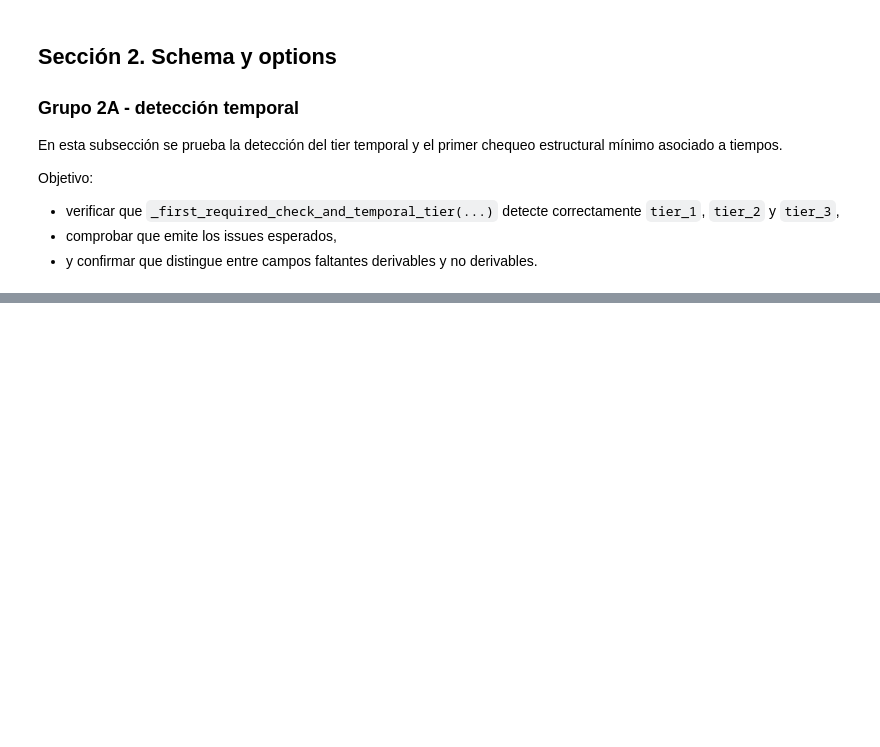
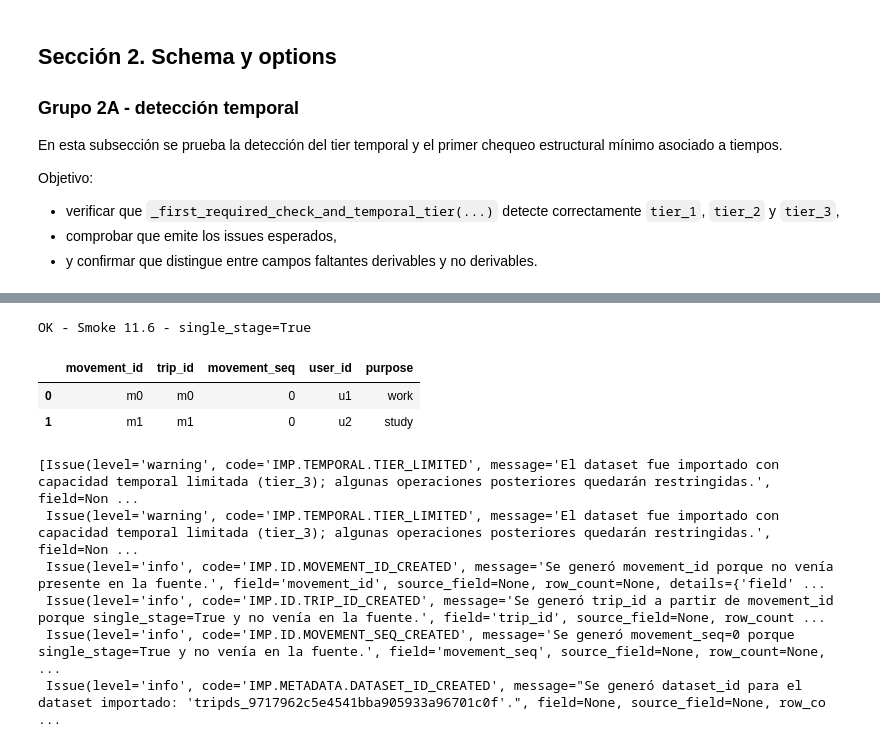
Before and after one commit to sebastianolmos/pylondrina, a Jupyter notebook: notebooks/testing/import_trips/helper_level_tests.ipynb, the cells around one changed output, grey strips where cells are left out. Saved outputs shown, nothing was run; the diff lists cells and outputs as text; code cells hidden in the pictures; blank space fills up the shorter version.

```diff
--- a/notebooks/testing/import_trips/helper_level_tests.ipynb
+++ b/notebooks/testing/import_trips/helper_level_tests.ipynb
@@ -620,0 +3971,59 @@ NameError: name 'tier_missing' is not defined
+# %%
+# Smoke test 11.6 - single_stage=True
+
+schema_smoke_single = TripSchema(
+    version="0.1.0",
+    fields={
+        "user_id": FieldSpec(name="user_id", dtype="string", required=True),
+        "movement_id": FieldSpec(name="movement_id", dtype="string", required=True),
+        "trip_id": FieldSpec(name="trip_id", dtype="string", required=True),
+        "movement_seq": FieldSpec(name="movement_seq", dtype="int", required=True),
+        "purpose": FieldSpec(name="purpose", dtype="string", required=False),
+    },
+    required=["user_id", "movement_id", "trip_id", "movement_seq"],
+    semantic_rules=None,
+)
+
+df_smoke_single = pd.DataFrame({
+    "user_id": ["u1", "u2"],
+    "purpose": ["work", "study"],
+})
+
+tripds_single, report_single = import_trips_from_dataframe(
+    df_smoke_single,
+    schema_smoke_single,
+    source_name="smoke_single",
+    options=ImportOptions(strict=False, single_stage=True),
+)
+
+assert report_single.ok is True
+
+assert_columns_equal(
+    tripds_single.data,
+    ["user_id", "movement_id", "trip_id", "movement_seq", "purpose"],
+    "smoke single_stage columns",
+)
+
+assert tripds_single.data["movement_id"].tolist() == ["m0", "m1"]
+assert tripds_single.data["trip_id"].tolist() == ["m0", "m1"]
+assert tripds_single.data["movement_seq"].tolist() == [0, 0]
+assert_dtype(tripds_single.data, "movement_seq", "Int64")
+
+assert_issue_present(report_single.issues, "IMP.ID.MOVEMENT_ID_CREATED")
+assert_issue_present(report_single.issues, "IMP.ID.TRIP_ID_CREATED")
+assert_issue_present(report_single.issues, "IMP.ID.MOVEMENT_SEQ_CREATED")
+
+show_ok("Smoke 11.6 - single_stage=True")
+display(tripds_single.data)
+display(report_single.issues)
+# %% [output]
+OK - Smoke 11.6 - single_stage=True
+|  | movement_id | trip_id | movement_seq | user_id | purpose |
+| 0 | m0 | m0 | 0 | u1 | work |
+| 1 | m1 | m1 | 0 | u2 | study |
+[Issue(level='warning', code='IMP.TEMPORAL.TIER_LIMITED', message='El dataset fue importado con capacidad temporal limitada (tier_3); algunas operaciones posteriores quedarán restringidas.', field=Non ...
+ Issue(level='warning', code='IMP.TEMPORAL.TIER_LIMITED', message='El dataset fue importado con capacidad temporal limitada (tier_3); algunas operaciones posteriores quedarán restringidas.', field=Non ...
+ Issue(level='info', code='IMP.ID.MOVEMENT_ID_CREATED', message='Se generó movement_id porque no venía presente en la fuente.', field='movement_id', source_field=None, row_count=None, details={'field' ...
+ Issue(level='info', code='IMP.ID.TRIP_ID_CREATED', message='Se generó trip_id a partir de movement_id porque single_stage=True y no venía en la fuente.', field='trip_id', source_field=None, row_count ...
+ Issue(level='info', code='IMP.ID.MOVEMENT_SEQ_CREATED', message='Se generó movement_seq=0 porque single_stage=True y no venía en la fuente.', field='movement_seq', source_field=None, row_count=None,  ...
+ Issue(level='info', code='IMP.METADATA.DATASET_ID_CREATED', message="Se generó dataset_id para el dataset importado: 'tripds_9717962c5e4541bba905933a96701c0f'.", field=None, source_field=None, row_co ...
```
Also changed, not shown: parts of 105 cells of this notebook, 4 other files.
